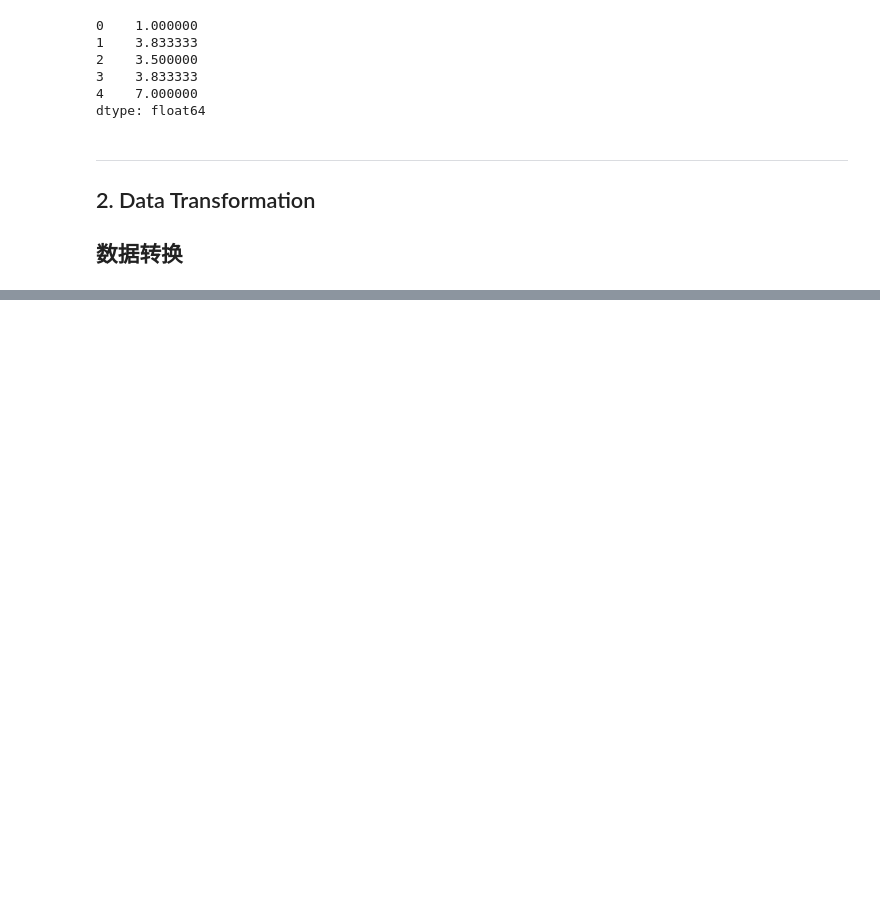
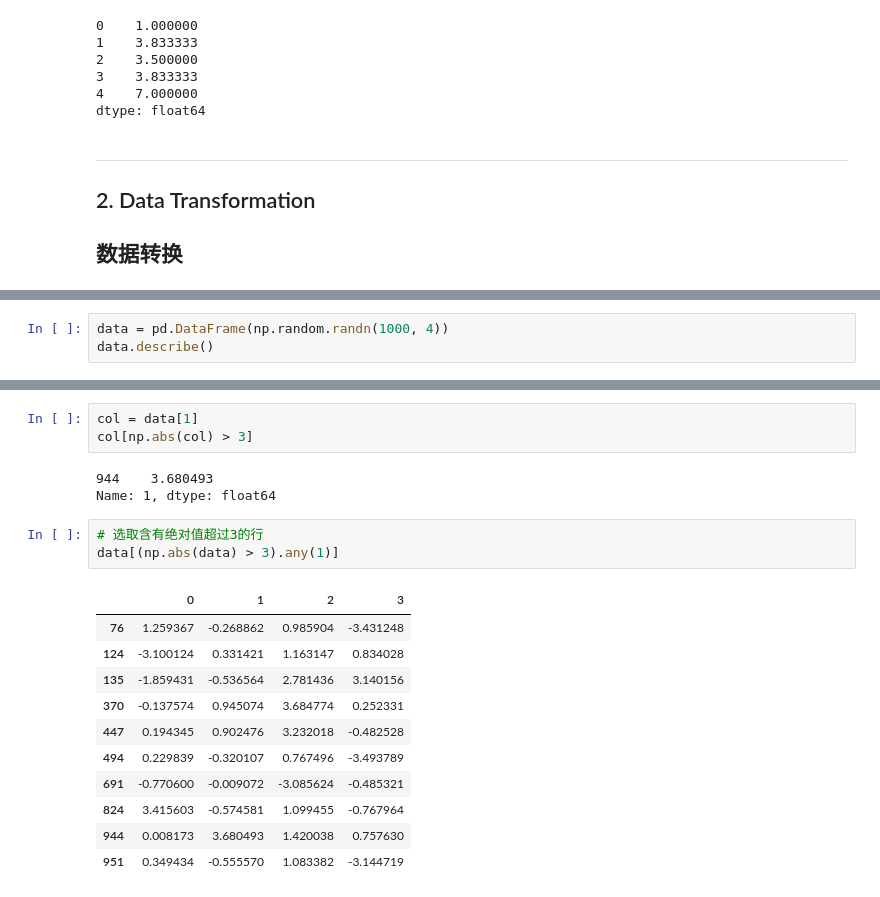
Before and after one commit to Jiachengciel/Data_Analysis, a Jupyter notebook: Task3_Data/Data Cleaning and Preparation.ipynb, the cells around one changed output, grey strips where cells are left out. Drawn from its saved outputs; the diff is of its cells as text; blank space fills up the shorter version.

```diff
--- a/Task3_Data/Data Cleaning and Preparation.ipynb
+++ b/Task3_Data/Data Cleaning and Preparation.ipynb
@@ -220,0 +518,3 @@ dtype: float64
+# %%
+data = pd.DataFrame(np.random.randn(1000, 4))
+data.describe()
@@ -220,0 +531,21 @@ dtype: float64
+# %%
+col = data[1]
+col[np.abs(col) > 3]
+# %% [output]
+944    3.680493
+Name: 1, dtype: float64
+# %%
+# 选取含有绝对值超过3的行
+data[(np.abs(data) > 3).any(1)]
+# %% [output]
+|  | 0 | 1 | 2 | 3 |
+| 76 | 1.259367 | -0.268862 | 0.985904 | -3.431248 |
+| 124 | -3.100124 | 0.331421 | 1.163147 | 0.834028 |
+| 135 | -1.859431 | -0.536564 | 2.781436 | 3.140156 |
+| 370 | -0.137574 | 0.945074 | 3.684774 | 0.252331 |
+| 447 | 0.194345 | 0.902476 | 3.232018 | -0.482528 |
+| 494 | 0.229839 | -0.320107 | 0.767496 | -3.493789 |
+| 691 | -0.770600 | -0.009072 | -3.085624 | -0.485321 |
+| 824 | 3.415603 | -0.574581 | 1.099455 | -0.767964 |
+| 944 | 0.008173 | 3.680493 | 1.420038 | 0.757630 |
+| 951 | 0.349434 | -0.555570 | 1.083382 | -3.144719 |
```
Also changed, not shown: parts of 90 cells of this notebook, 2 other files.
